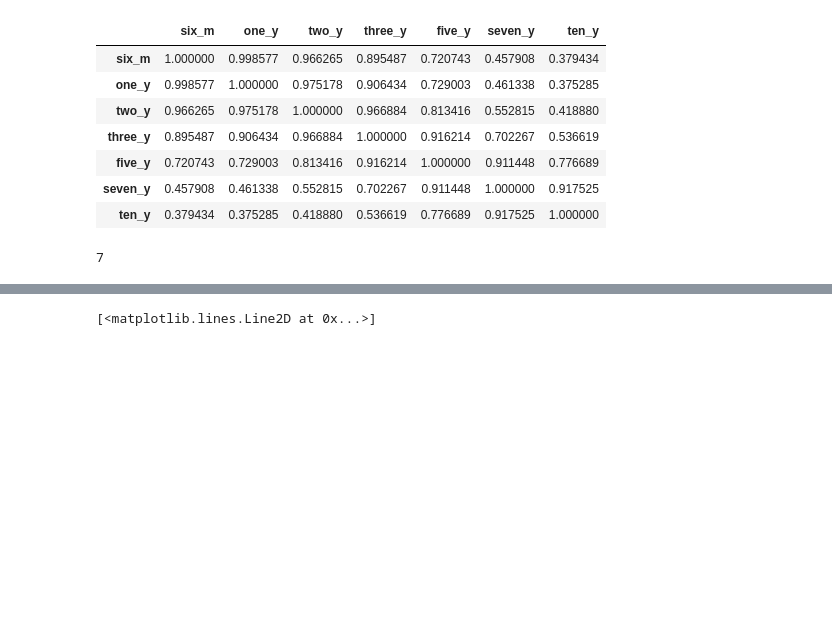
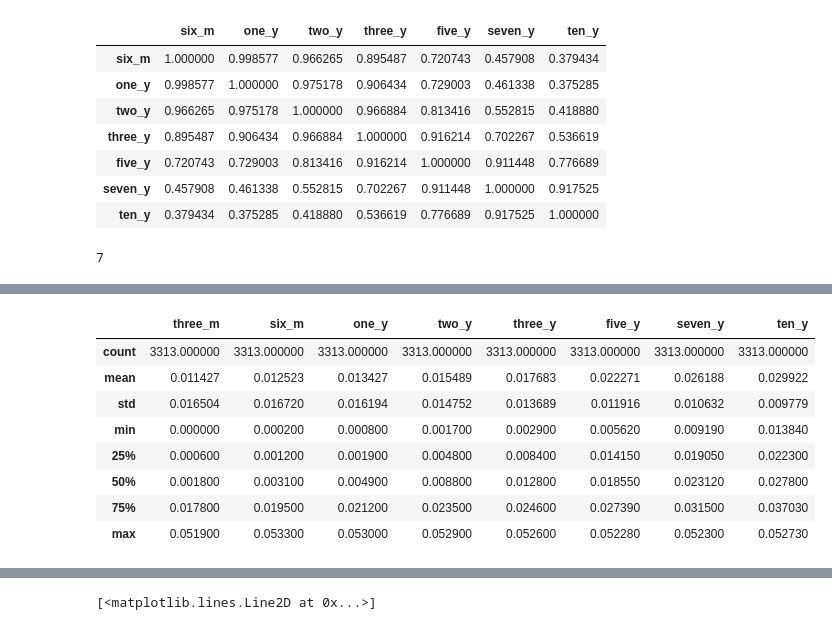
Before and after one commit to davidjsmith44/NLP-Fed-Speeches, a Jupyter notebook: data/Check_zeros_from_ylds.ipynb, the cells around one changed output, grey strips where cells are left out. Cells and saved outputs as stored; diff of their text form; code cells hidden in the pictures; blank space fills up the shorter version.

```diff
--- a/data/Check_zeros_from_ylds.ipynb
+++ b/data/Check_zeros_from_ylds.ipynb
@@ -126,0 +141,12 @@ np.linalg.matrix_rank(forwards)
+# %%
+zeros.describe()
+# %% [output]
+|  | three_m | six_m | one_y | two_y | three_y | five_y | seven_y | ten_y |
+| count | 3313.000000 | 3313.000000 | 3313.000000 | 3313.000000 | 3313.000000 | 3313.000000 | 3313.000000 | 3313.000000 |
+| mean | 0.011427 | 0.012523 | 0.013427 | 0.015489 | 0.017683 | 0.022271 | 0.026188 | 0.029922 |
+| std | 0.016504 | 0.016720 | 0.016194 | 0.014752 | 0.013689 | 0.011916 | 0.010632 | 0.009779 |
+| min | 0.000000 | 0.000200 | 0.000800 | 0.001700 | 0.002900 | 0.005620 | 0.009190 | 0.013840 |
+| 25% | 0.000600 | 0.001200 | 0.001900 | 0.004800 | 0.008400 | 0.014150 | 0.019050 | 0.022300 |
+| 50% | 0.001800 | 0.003100 | 0.004900 | 0.008800 | 0.012800 | 0.018550 | 0.023120 | 0.027800 |
+| 75% | 0.017800 | 0.019500 | 0.021200 | 0.023500 | 0.024600 | 0.027390 | 0.031500 | 0.037030 |
+| max | 0.051900 | 0.053300 | 0.053000 | 0.052900 | 0.052600 | 0.052280 | 0.052300 | 0.052730 |
```
Also changed, not shown: parts of 4 cells of this notebook, 3 other files.
